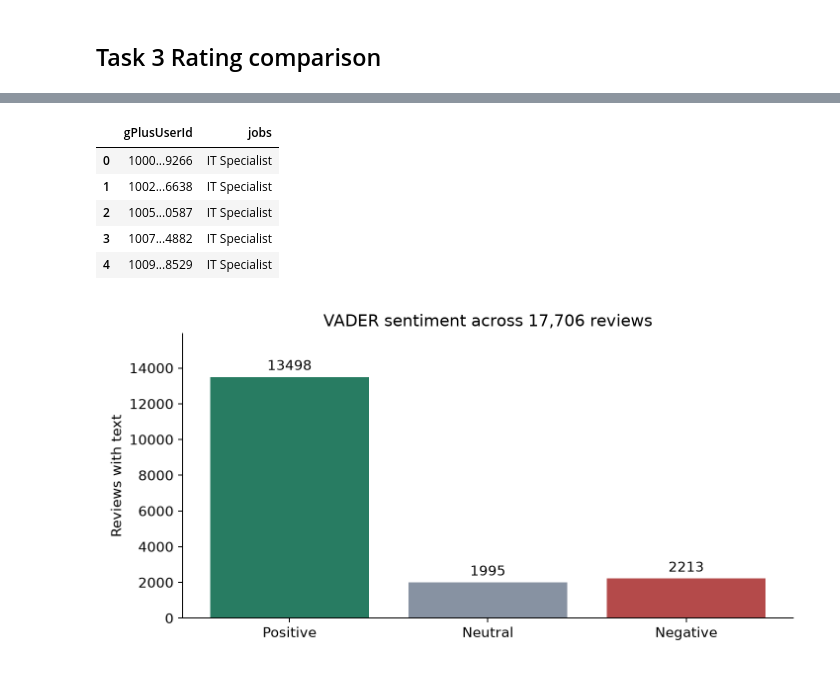
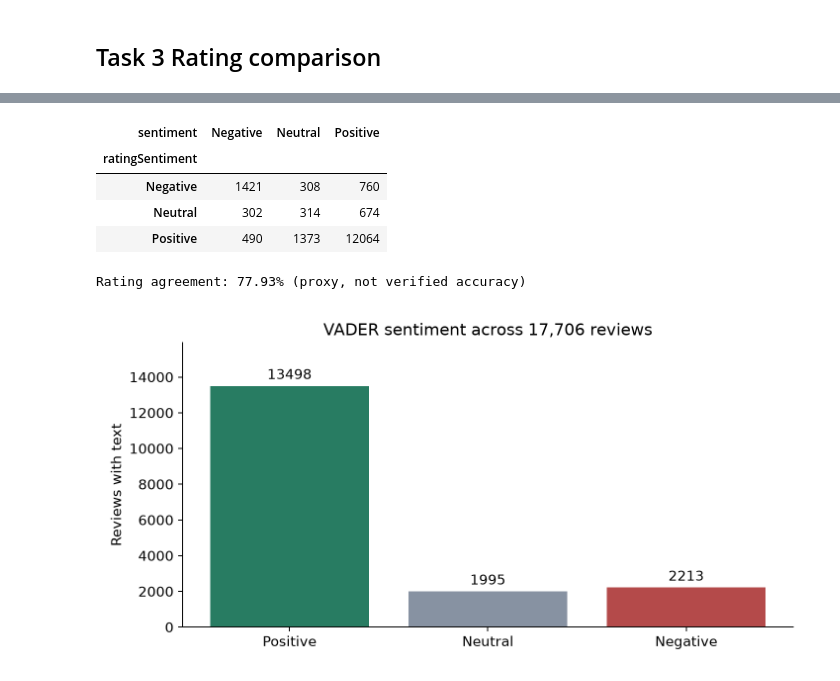
Before and after one commit to kondwaniphiri/google_data_analysis_assignment, a Jupyter notebook: google_local_analysis.ipynb, the cells around one changed output, grey strips where cells are left out. Drawn from its saved outputs; the diff is of its cells as text; code cells hidden in the pictures.

```diff
--- a/google_local_analysis.ipynb
+++ b/google_local_analysis.ipynb
@@ -107,0 +127,11 @@ display(pd.read_csv(OUT/"task2c_top_twenty_phrases.csv", dtype=str))
+# %%
+import re
+from collections import Counter
+trigrams = Counter()
+for value in text.loc[text.rating == 5, "correctedText"]:
+    words = re.findall(r"[^\W\d_]+(?:'[^\W\d_]+)?", value.lower())
+    trigrams.update(" ".join(words[i:i+3]) for i in range(len(words)-2))
+top_twenty = pd.DataFrame(
+    sorted(trigrams.items(), key=lambda item: (-item[1], item[0]))[:20],
+    columns=["phrase", "frequency"])
+display(top_twenty)
@@ -139,15 +209,16 @@ The full subset is saved locally. This public notebook abbreviates identifiers a
-# %%
-specialists = pd.read_csv(OUT/"private/task2d_it_specialists.csv", dtype=str)
-view = specialists[["gPlusUserId", "jobs"]].copy()
-view["gPlusUserId"] = view.gPlusUserId.str[:4] + "..." + view.gPlusUserId.str[-4:]
-display(view)
-# %% [output]
-|  | gPlusUserId | jobs |
-| 0 | 1000...9266 | IT Specialist |
-| 1 | 1002...6638 | IT Specialist |
-| 2 | 1005...0587 | IT Specialist |
-| 3 | 1007...4882 | IT Specialist |
-| 4 | 1009...8529 | IT Specialist |
+# %%
+text["ratingSentiment"] = text.rating.map(
+    lambda value: "Positive" if value >= 4 else "Negative" if value <= 2 else "Neutral")
+display(pd.crosstab(text.ratingSentiment, text.sentiment))
+agreement = (text.ratingSentiment == text.sentiment).mean() * 100
+print(f"Rating agreement: {agreement:.2f}% (proxy, not verified accuracy)")
+# %% [output]
+| sentiment | Negative | Neutral | Positive |
+| ratingSentiment |  |  |  |
+| Negative | 1421 | 308 | 760 |
+| Neutral | 302 | 314 | 674 |
+| Positive | 490 | 1373 | 12064 |
+Rating agreement: 77.93% (proxy, not verified accuracy)
 # %%
 from IPython.display import Image, display
 display(Image(filename=str(OUT/"sentiment_distribution.png")))
```
Also changed, not shown: parts of 16 cells of this notebook, 15 other files.
